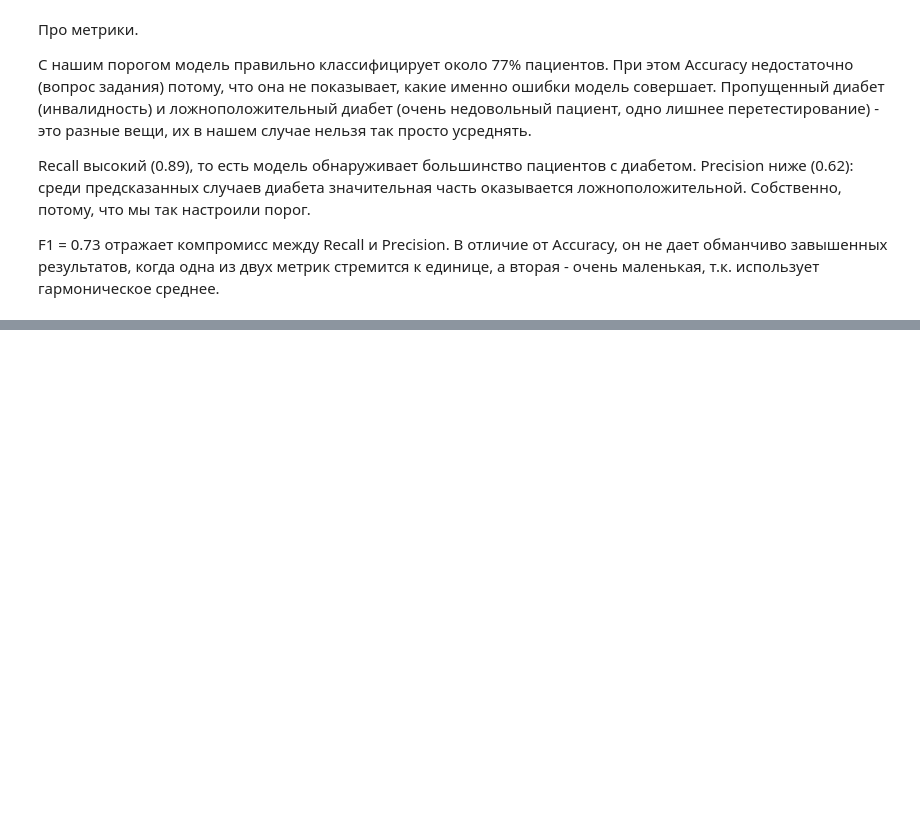
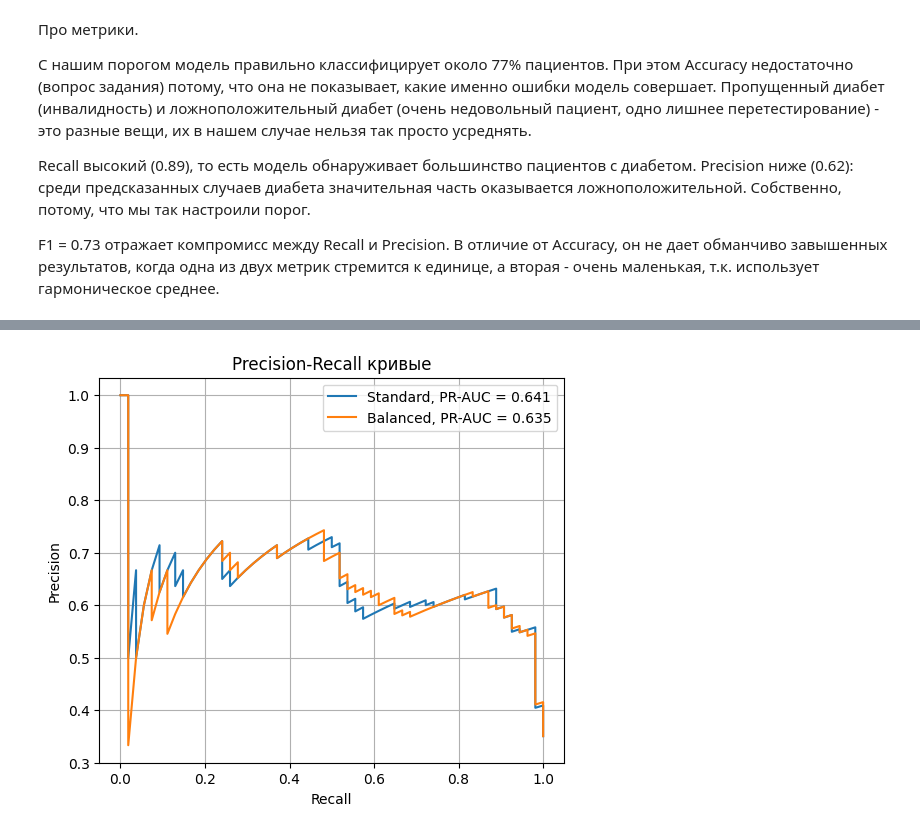
Before and after one commit to P2-Sh/ML_homeworks, a Jupyter notebook: Logreg_Diabetes.ipynb, the cells around one changed output, grey strips where cells are left out. Drawn from its saved outputs; the diff is of its cells as text; code cells hidden in the pictures; blank space fills up the shorter version.

```diff
--- a/Logreg_Diabetes.ipynb
+++ b/Logreg_Diabetes.ipynb
@@ -270,0 +376,35 @@ F1 = 0.73 отражает компромисс между Recall и Precision.
+# %%
+precision_balanced, recall_balanced, thresholds_balanced = precision_recall_curve(
+    y_test,
+    y_prob_balanced
+)
+
+pr_auc_balanced = auc(
+    recall_balanced,
+    precision_balanced
+)
+
+plt.figure(figsize=(6, 5))
+
+# Стандартная модель
+plt.plot(
+    recall_curve,
+    precision_curve,
+    label=f'Standard, PR-AUC = {pr_auc:.3f}'
+)
+
+# Balanced модель
+plt.plot(
+    recall_balanced,
+    precision_balanced,
+    label=f'Balanced, PR-AUC = {pr_auc_balanced:.3f}'
+)
+
+plt.xlabel('Recall')
+plt.ylabel('Precision')
+plt.title('Precision-Recall кривые')
+plt.legend()
+plt.grid()
+plt.show()
+# %% [output]
+[figure, added]
```
Also changed, not shown: parts of 9 cells of this notebook.
